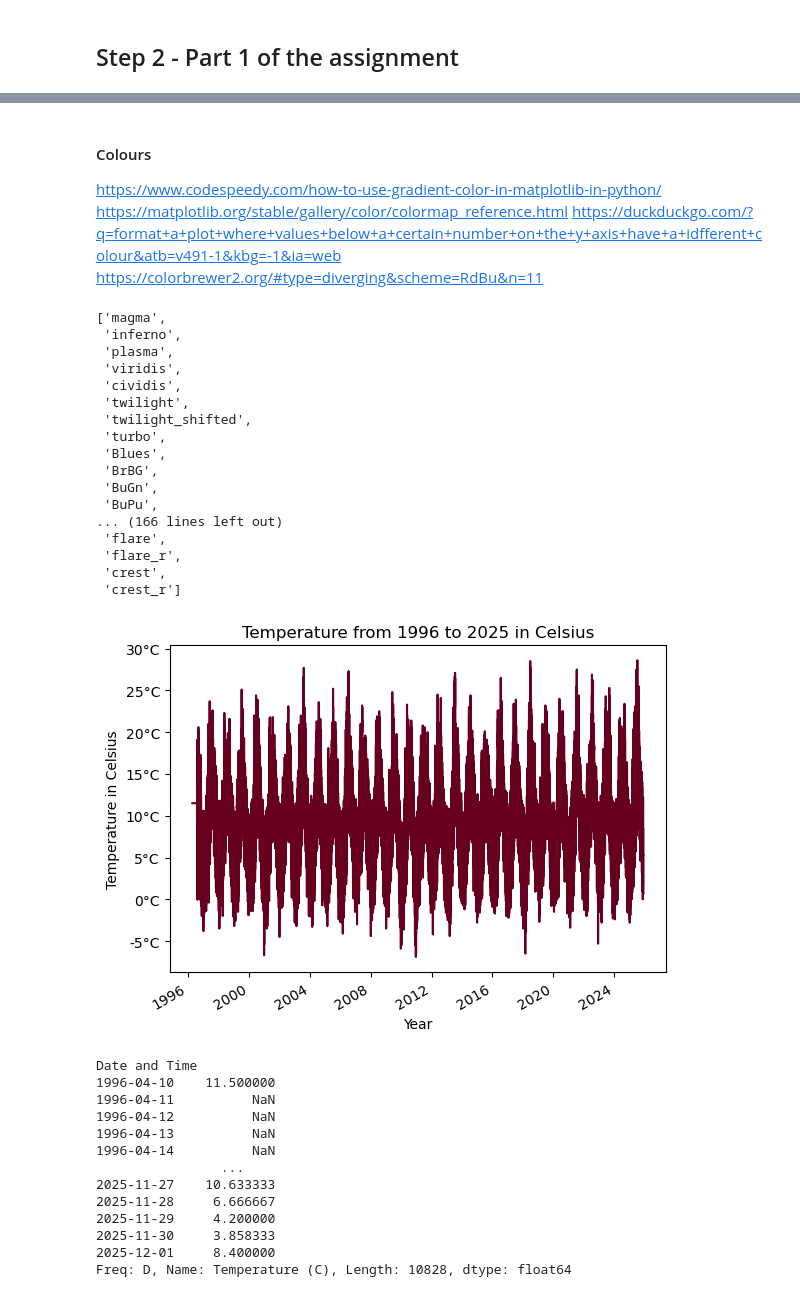
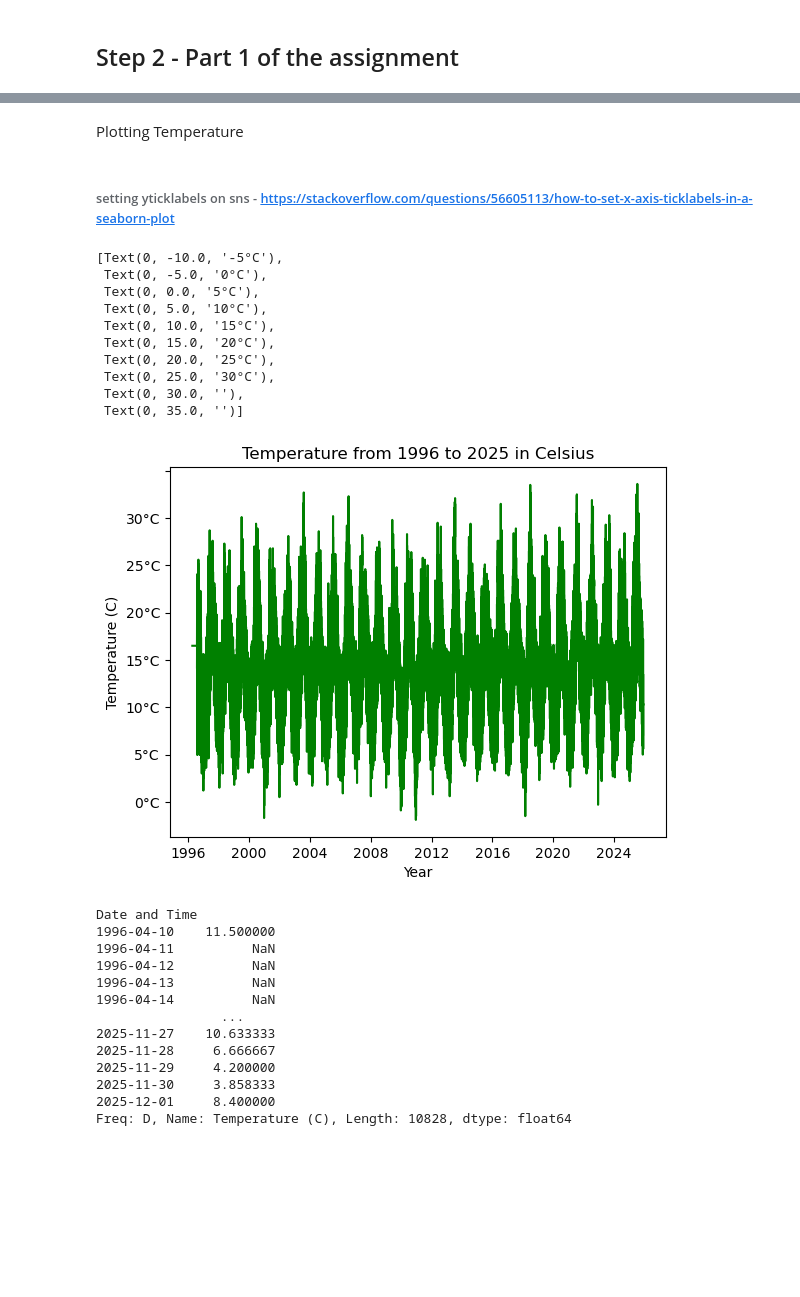
Before and after one commit to FaolanH/programming-for-data-analytics, a Jupyter notebook: pfda-assignments/assignment06_weather.ipynb, the cells around one changed output, grey strips where cells are left out. Drawn from its saved outputs; the diff is of its cells as text; code cells hidden in the pictures; blank space fills up the shorter version.

```diff
--- a/pfda-assignments/assignment06_weather.ipynb
+++ b/pfda-assignments/assignment06_weather.ipynb
@@ -230,50 +224,24 @@ https://www.geeksforgeeks.org/data-visualization/customizing-axis-labels-in-pand
-# %% [markdown]
-#### Colours
-https://www.codespeedy.com/how-to-use-gradient-color-in-matplotlib-in-python/
-https://matplotlib.org/stable/gallery/color/colormap_reference.html
-https://duckduckgo.com/?q=format+a+plot+where+values+below+a+certain+number+on+the+y+axis+have+a+idfferent+colour&atb=v491-1&kbg=-1&ia=web
-https://colorbrewer2.org/#type=diverging&scheme=RdBu&n=11
-# %%
-from matplotlib import colormaps
-list(colormaps)
-# %% [output]
-['magma',
- 'inferno',
- 'plasma',
- 'viridis',
- 'cividis',
- 'twilight',
- 'twilight_shifted',
- 'turbo',
- 'Blues',
- 'BrBG',
- 'BuGn',
- 'BuPu',
-... (166 lines left out)
- 'flare',
- 'flare_r',
- 'crest',
- 'crest_r']
-# %%
-# plotting the Temperature
-
-
-# (https://matplotlib.org/stable/api/_as_gen/matplotlib.colors.LinearSegmentedColormap.html)
-
-value = df['Temperature (C)']
-
-
-ax = df['Temperature (C)'].plot(cmap = 'RdBu')
-
-plt.yticks ([-5,0,5,10,15,20,25,30], ['-5°C','0°C', '5°C', '10°C','15°C','20°C','25°C','30°C'])
-ax.set_xlabel('Year')
-ax.set_ylabel('Temperature in Celsius')
-ax.set_title("Temperature from 1996 to 2025 in Celsius")
-
-
-plt.show()
-# %% [output]
-[figure, removed]
+# %% [markdown]
+Plotting Temperature
+# %% [markdown]
+###### setting yticklabels on sns - https://stackoverflow.com/questions/56605113/how-to-set-x-axis-ticklabels-in-a-seaborn-plot
+# %%
+plot = sns.lineplot(df['Temperature (C)'], color="g")
+plot.set_title("Temperature from 1996 to 2025 in Celsius")
+plot.set_xlabel('Year')
+plot.set_yticklabels(['-5°C','0°C', '5°C', '10°C','15°C','20°C','25°C','30°C'])
+# %% [output]
+[Text(0, -10.0, '-5°C'),
+ Text(0, -5.0, '0°C'),
+ Text(0, 0.0, '5°C'),
+ Text(0, 5.0, '10°C'),
+ Text(0, 10.0, '15°C'),
+ Text(0, 15.0, '20°C'),
+ Text(0, 20.0, '25°C'),
+ Text(0, 25.0, '30°C'),
+ Text(0, 30.0, ''),
+ Text(0, 35.0, '')]
+[figure, added]
 # %%
 # Setting the mean temperature of each day
 meandaytemp = df['Temperature (C)'].resample("D").mean()
```
Also changed, not shown: parts of 19 cells of this notebook.
